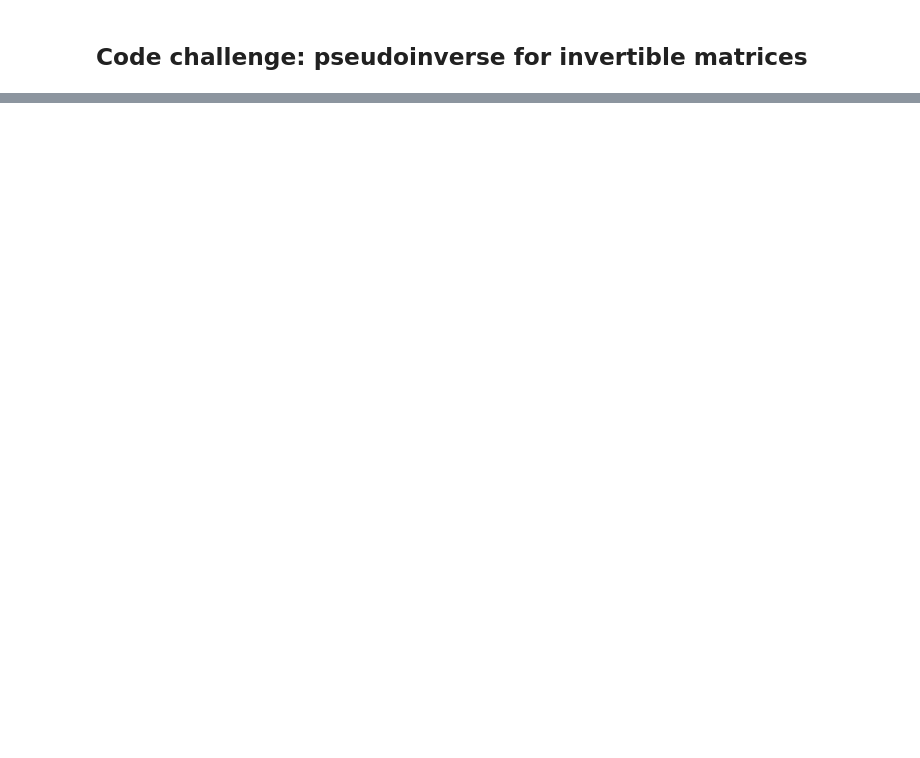
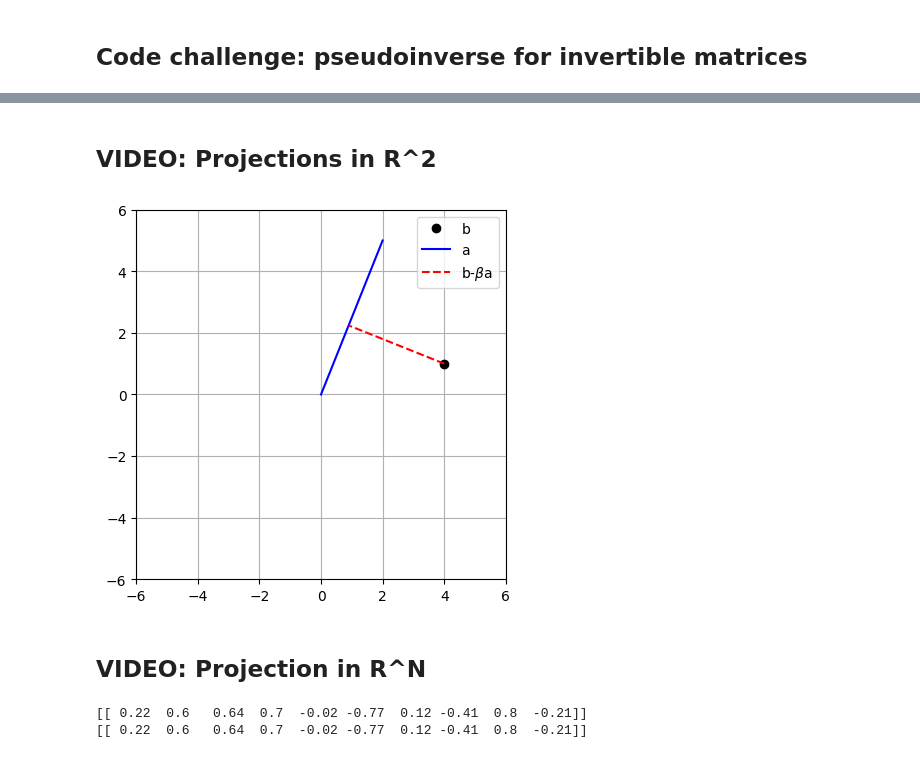
Before and after one commit to barzansaeedpour/foundations-of-machine-learning, a Jupyter notebook: 01_Mathematics-for-Machine-Learning/01_linear-algebra/01_linear-algebra.ipynb, the cells around one changed output, grey strips where cells are left out. Saved outputs shown, nothing was run; the diff lists cells and outputs as text; code cells hidden in the pictures; blank space fills up the shorter version.

```diff
--- a/01_Mathematics-for-Machine-Learning/01_linear-algebra/01_linear-algebra.ipynb
+++ b/01_Mathematics-for-Machine-Learning/01_linear-algebra/01_linear-algebra.ipynb
@@ -2204,0 +2205,52 @@ print(np.round(Ainvp-AinvF,5))
+# %% [markdown]
+## VIDEO: Projections in R^2
+# %%
+#point  b
+b = np.array([4, 1])
+
+#line a
+a = np.array([2, 5])
+
+#beta
+beta = (a.T@b)/(a.T@a)
+
+#draw!
+plt.plot(b[0],b[1],'ko',label='b')
+plt.plot([0,a[0]],[0,a[1]],'b',label='a')
+
+#now plot projection line
+plt.plot([b[0],beta*a[0]],[b[1],beta*a[1]],'r--',label=r'b-$\beta$a')
+plt.axis('square')
+plt.grid()
+plt.legend()
+plt.axis((-6,6,-6,6))
+plt.show()
+# %% [output]
+[figure, added]
+# %% [markdown]
+## VIDEO: Projection in R^N
+# %%
+##the goal here is to solve Ax = b for x
+
+#sizes
+m = 16
+n = 10
+
+#vector b
+b = np.random.randn(m,1)
+
+#matrix A
+A = np.random.randn(m,n)
+
+#solution using explicit inverse
+x1 = np.linalg.inv(A.T@A)@(A.T@b)
+
+#Python solution(better method)
+x2 = np.linalg.solve(A.T@A,A.T@b)
+
+#show that the results are the same
+print(np.round(x1.T,2))
+print(np.round(x2.T,2))
+# %% [output]
+[[ 0.22  0.6   0.64  0.7  -0.02 -0.77  0.12 -0.41  0.8  -0.21]]
+[[ 0.22  0.6   0.64  0.7  -0.02 -0.77  0.12 -0.41  0.8  -0.21]]
```
Also changed, not shown: parts of 54 cells of this notebook.
